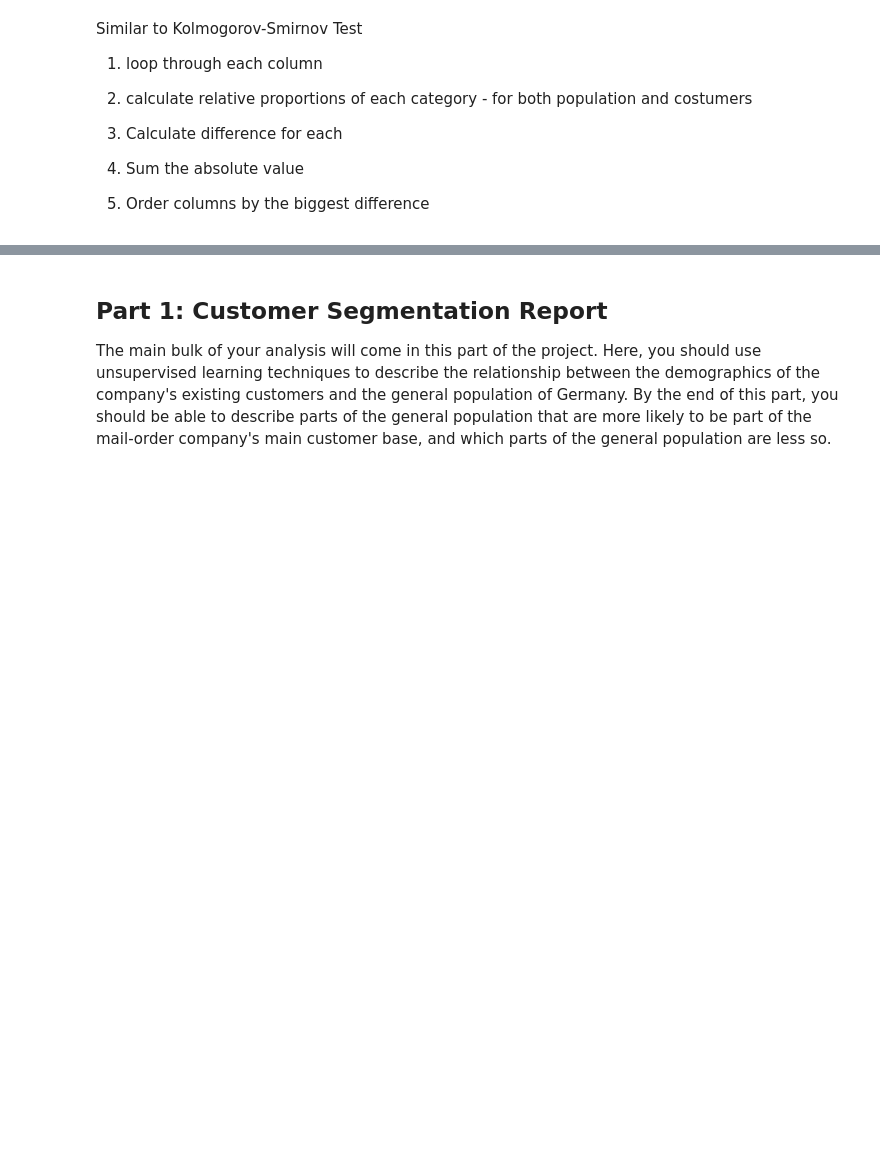
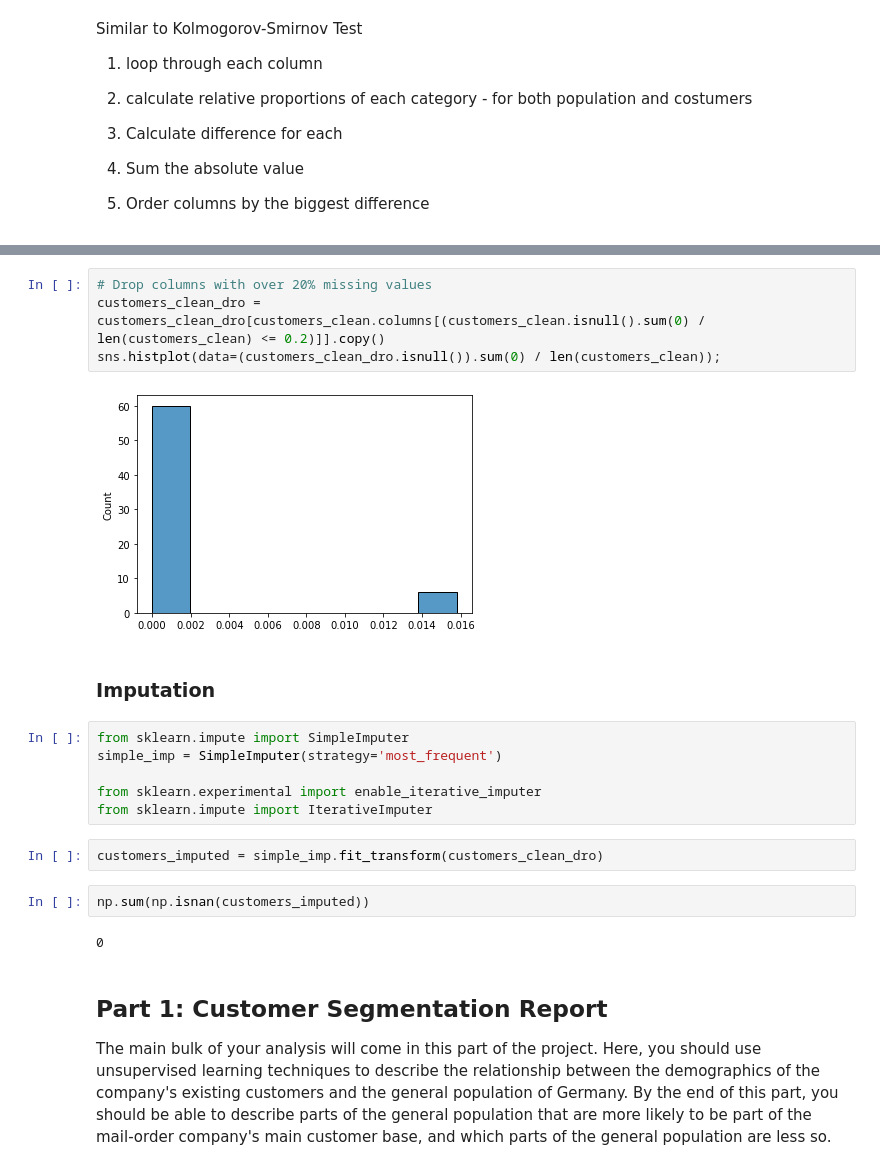
Before and after one commit to GaborJenei/Customer-Segmentation-Report-for-Arvato, a Jupyter notebook: Arvato Project Workbook.ipynb, the cells around one changed output, grey strips where cells are left out. Cells and saved outputs as stored; diff of their text form; blank space fills up the shorter version.

```diff
--- a/Arvato Project Workbook.ipynb
+++ b/Arvato Project Workbook.ipynb
@@ -255,3 +294,23 @@ Similar to Kolmogorov-Smirnov Test
+# %%
+# Drop columns with over 20% missing values
+customers_clean_dro = customers_clean_dro[customers_clean.columns[(customers_clean.isnull().sum(0) / len(customers_clean) <= 0.2)]].copy()
+sns.histplot(data=(customers_clean_dro.isnull()).sum(0) / len(customers_clean));
+# %% [output]
+[figure, added]
+# %% [markdown]
+### Imputation
+# %%
+from sklearn.impute import SimpleImputer
+simple_imp = SimpleImputer(strategy='most_frequent')
+
+from sklearn.experimental import enable_iterative_imputer
+from sklearn.impute import IterativeImputer
+# %%
+customers_imputed = simple_imp.fit_transform(customers_clean_dro)
+# %%
+np.sum(np.isnan(customers_imputed))
+# %% [output]
+0
 # %% [markdown]
 ## Part 1: Customer Segmentation Report
 
```
Also changed, not shown: parts of 13 cells of this notebook.
